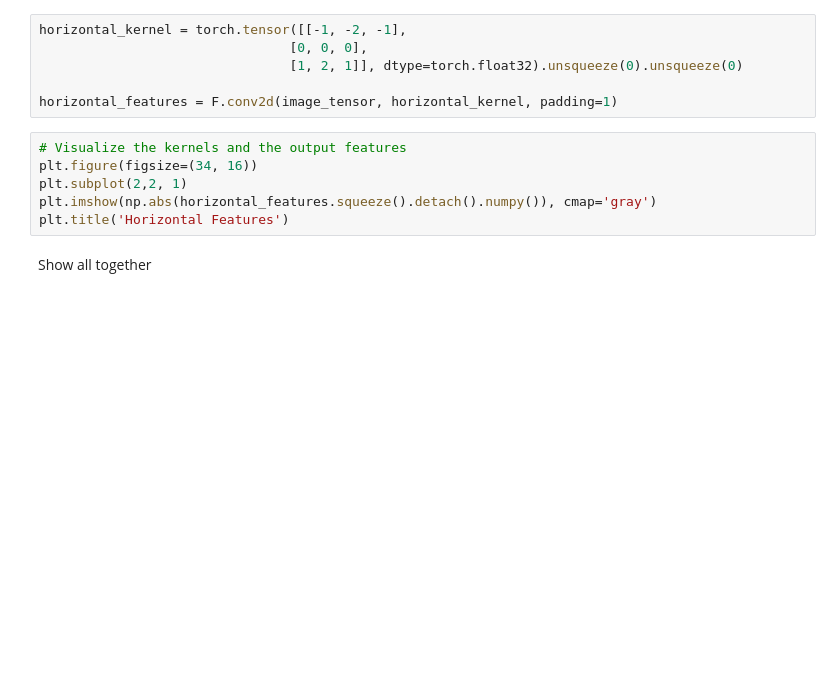
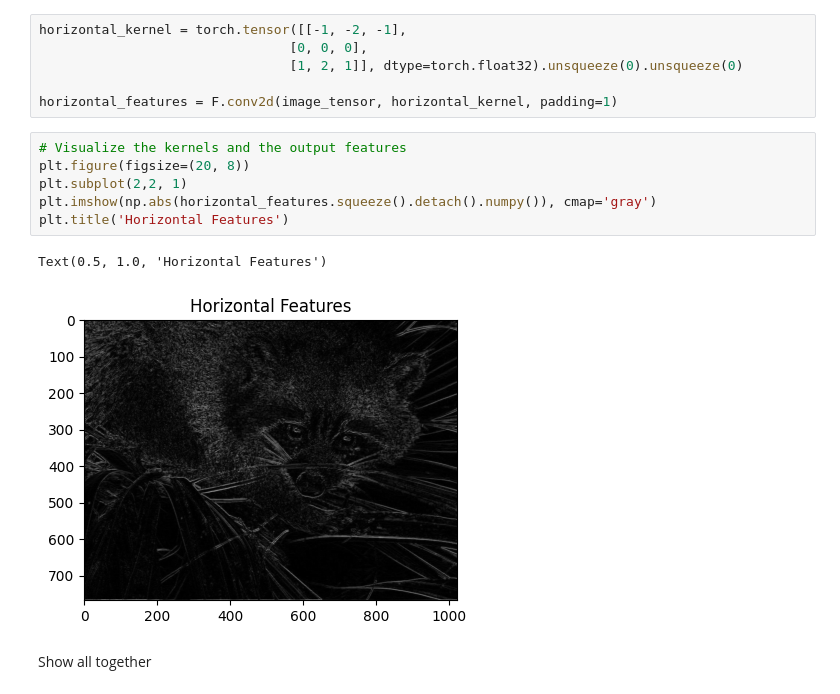
Before and after one commit to elhamod/BA865-2024, a Jupyter notebook: hands-on/Convolutions.ipynb, the cells around one changed output. Drawn from its saved outputs; the diff is of its cells as text; blank space fills up the shorter version.

```diff
--- a/hands-on/Convolutions.ipynb
+++ b/hands-on/Convolutions.ipynb
@@ -55,10 +68,13 @@ horizontal_kernel = torch.tensor([[-1, -2, -1],
 horizontal_features = F.conv2d(image_tensor, horizontal_kernel, padding=1)
 # %%
 # Visualize the kernels and the output features
-plt.figure(figsize=(34, 16))
+plt.figure(figsize=(20, 8))
 plt.subplot(2,2, 1)
 plt.imshow(np.abs(horizontal_features.squeeze().detach().numpy()), cmap='gray')
 plt.title('Horizontal Features')
+# %% [output]
+Text(0.5, 1.0, 'Horizontal Features')
+[figure, added]
 # %% [markdown]
 Show all together
 # %%
```
Also changed, not shown: parts of 6 cells of this notebook.
